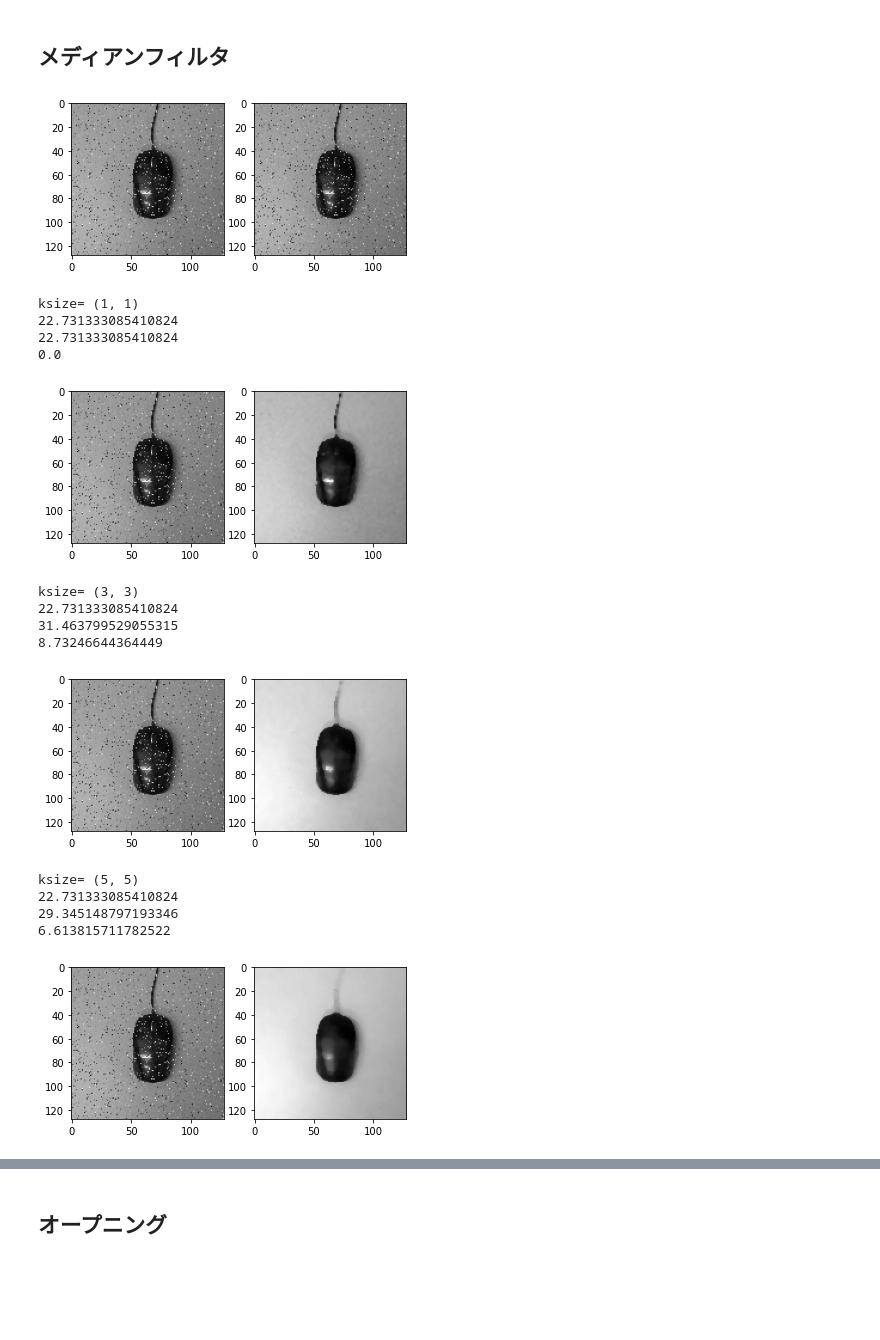
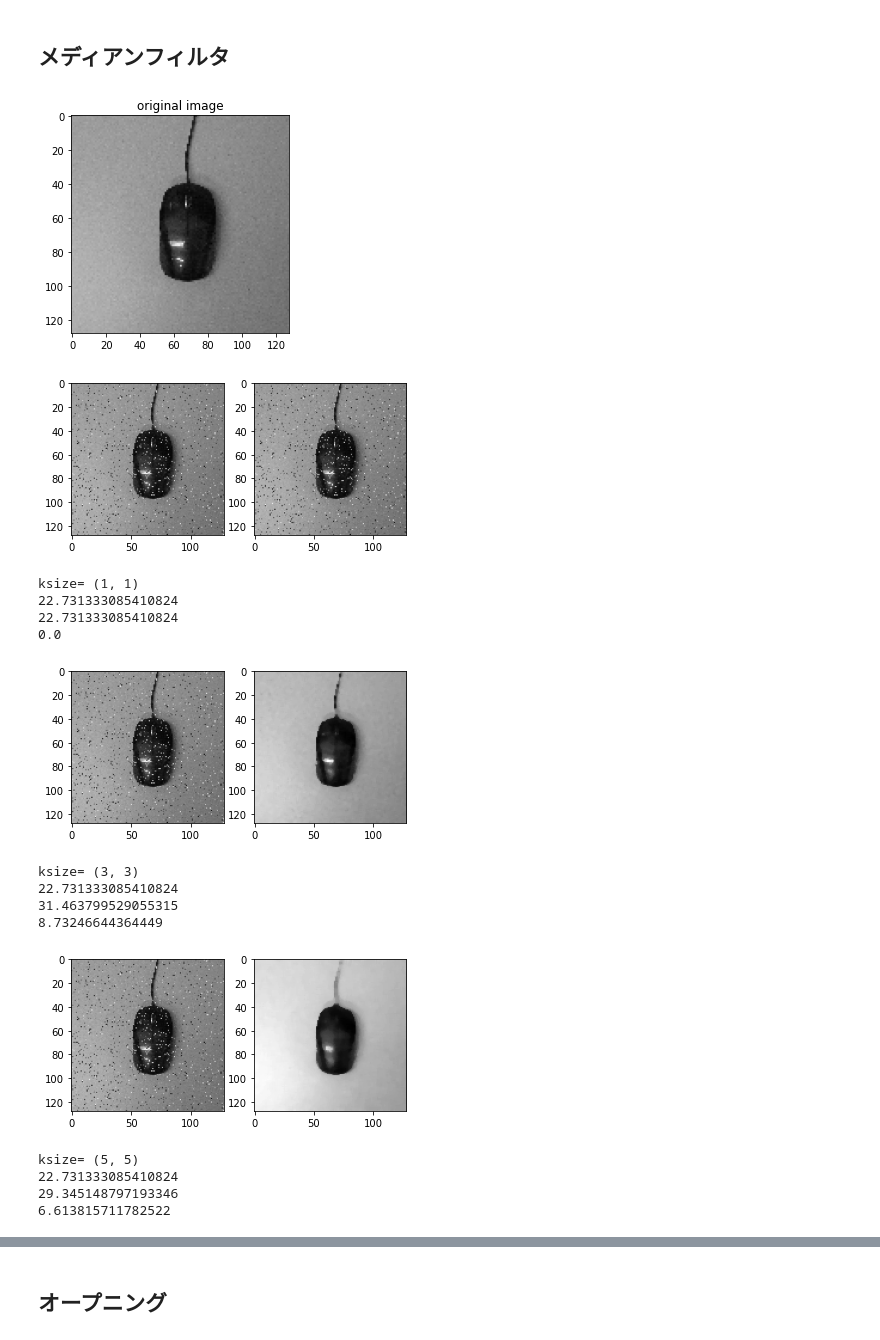
Before and after one commit to hal1127/engineering_design_ryukyu, a Jupyter notebook: main.ipynb, the cells around one changed output, grey strips where cells are left out. Saved outputs shown, nothing was run; the diff lists cells and outputs as text; code cells hidden in the pictures; blank space fills up the shorter version.

```diff
--- a/main.ipynb
+++ b/main.ipynb
@@ -109,42 +113,44 @@ ksize= (9, 9)
 # %%
 import cv2
 import matplotlib.pyplot as plt
 
 # load image (grayscale)
 # 入力画像を読み込み
 noise = cv2.imread("1121/mouse_noise.bmp", 0)
 org = cv2.imread("1121/mouse_original.bmp", 0)
 
+plt.imshow(org, cmap="gray"), plt.title("original image")
+plt.show()
 
 for i in range(1, 10, 2):
   dst = cv2.medianBlur(noise, i)
 
   # 画像をプロット
   plt.subplot(121).imshow(noise, cmap="gray")
   plt.subplot(122).imshow(dst, cmap="gray")
   plt.show()
 
   noise_psnr = cv2.PSNR(org, noise)
   imp_psnr = cv2.PSNR(org, dst)
 
   print("ksize=", (i, i))
   print(noise_psnr)
   print(imp_psnr)
   print(imp_psnr-noise_psnr)
 # %% [output]
-[figure, old version]
+[figure, new version]
+[figure, new version]
 ksize= (1, 1)
 22.731333085410824
 22.731333085410824
 0.0
-[figure, old version]
+[figure, new version]
 ksize= (3, 3)
 22.731333085410824
 31.463799529055315
 8.73246644364449
-[figure, old version]
+[figure]
 ksize= (5, 5)
 22.731333085410824
 29.345148797193346
 6.613815711782522
-[figure]
```
Also changed, not shown: parts of 4 cells of this notebook.
